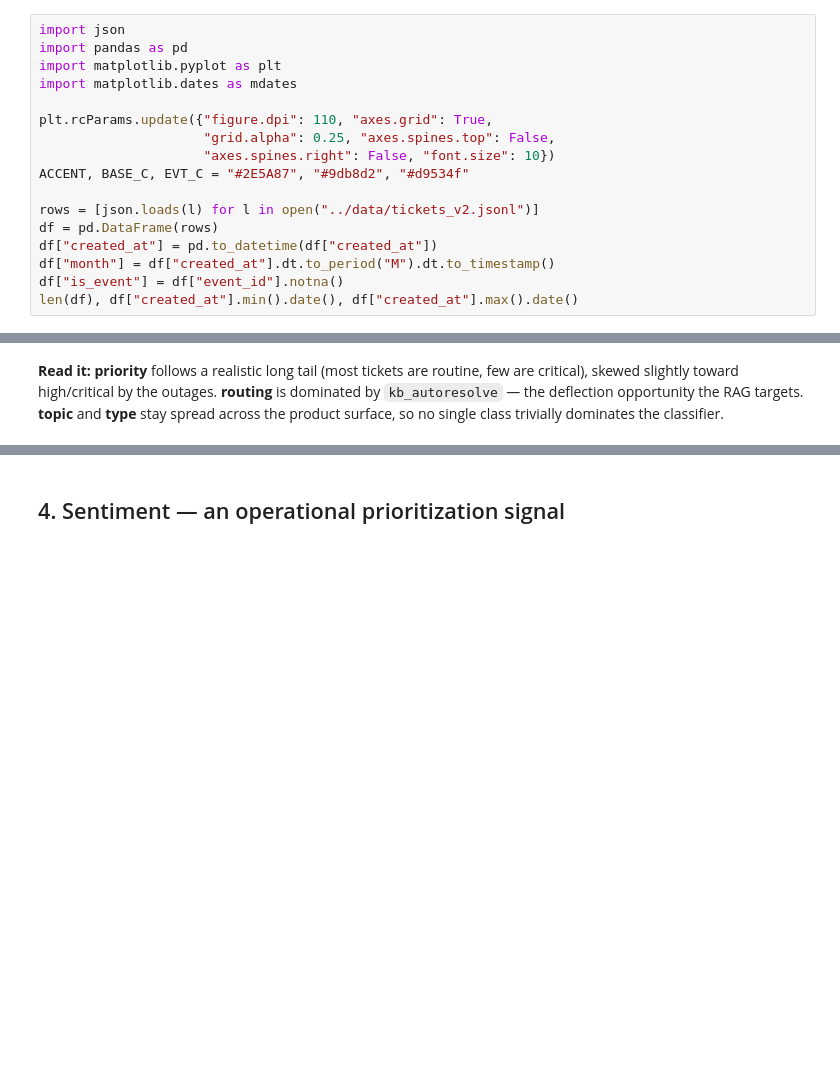
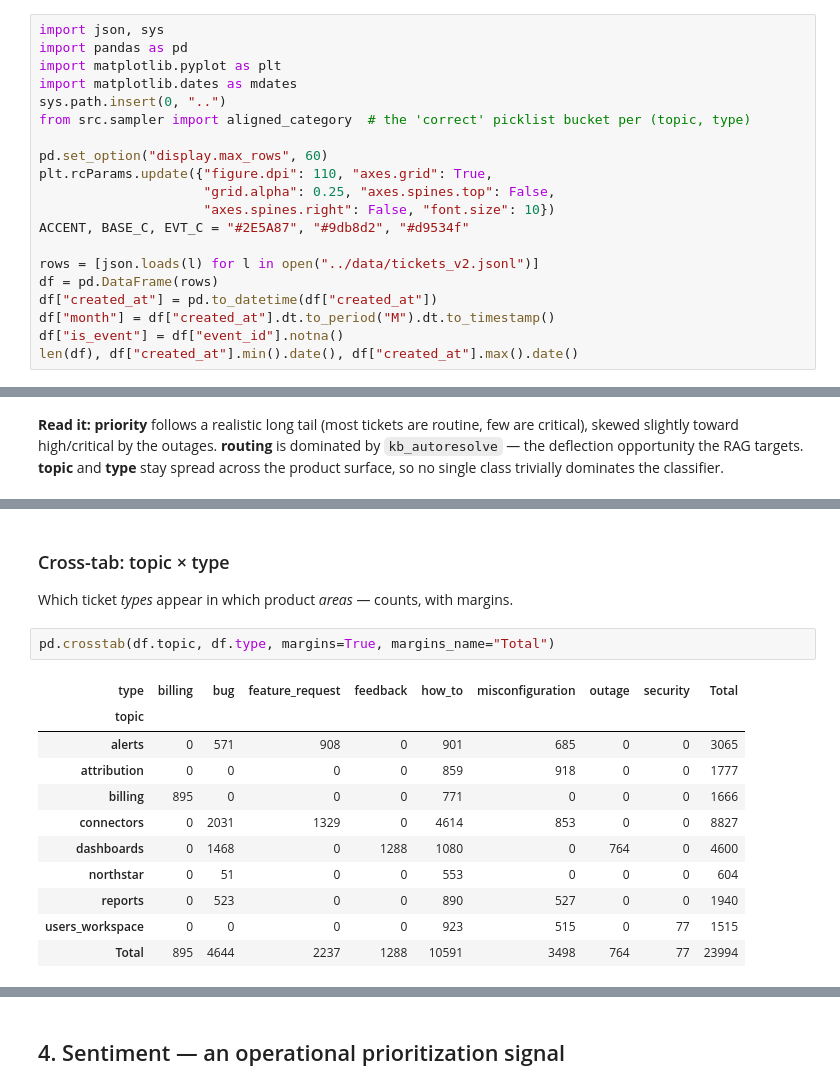
Before and after one commit to VladislavMarinovich/saas-support-rag-triage, a Jupyter notebook: notebooks/eda_v2.ipynb, the cells around one changed output, grey strips where cells are left out. Drawn from its saved outputs; the diff is of its cells as text; blank space fills up the shorter version.

Commit message:
feat: enrich EDA v2 with summary tables, cross-tabs and intake-noise analysis

```diff
--- a/notebooks/eda_v2.ipynb
+++ b/notebooks/eda_v2.ipynb
@@ -11,11 +11,14 @@ This notebook verifies that the dataset has a realistic *temporal signature*
 queues show — which is what makes it usable for triage, RAG-deflection **and**
 time-series work (volume forecasting, anomaly detection).
 # %%
-import json
+import json, sys
 import pandas as pd
 import matplotlib.pyplot as plt
 import matplotlib.dates as mdates
+sys.path.insert(0, "..")
+from src.sampler import aligned_category  # the 'correct' picklist bucket per (topic, type)
 
+pd.set_option("display.max_rows", 60)
 plt.rcParams.update({"figure.dpi": 110, "axes.grid": True,
                      "grid.alpha": 0.25, "axes.spines.top": False,
                      "axes.spines.right": False, "font.size": 10})
@@ -126,0 +240,18 @@ single class trivially dominates the classifier.
+# %% [markdown]
+### Cross-tab: topic × type
+
+Which ticket *types* appear in which product *areas* — counts, with margins.
+# %%
+pd.crosstab(df.topic, df.type, margins=True, margins_name="Total")
+# %% [output]
+| type | billing | bug | feature_request | feedback | how_to | misconfiguration | outage | security | Total |
+| topic |  |  |  |  |  |  |  |  |  |
+| alerts | 0 | 571 | 908 | 0 | 901 | 685 | 0 | 0 | 3065 |
+| attribution | 0 | 0 | 0 | 0 | 859 | 918 | 0 | 0 | 1777 |
+| billing | 895 | 0 | 0 | 0 | 771 | 0 | 0 | 0 | 1666 |
+| connectors | 0 | 2031 | 1329 | 0 | 4614 | 853 | 0 | 0 | 8827 |
+| dashboards | 0 | 1468 | 0 | 1288 | 1080 | 0 | 764 | 0 | 4600 |
+| northstar | 0 | 51 | 0 | 0 | 553 | 0 | 0 | 0 | 604 |
+| reports | 0 | 523 | 0 | 0 | 890 | 527 | 0 | 0 | 1940 |
+| users_workspace | 0 | 0 | 0 | 0 | 923 | 515 | 0 | 77 | 1515 |
+| Total | 895 | 4644 | 2237 | 1288 | 10591 | 3498 | 764 | 77 | 23994 |
```
Also changed, not shown: parts of 21 cells of this notebook.
